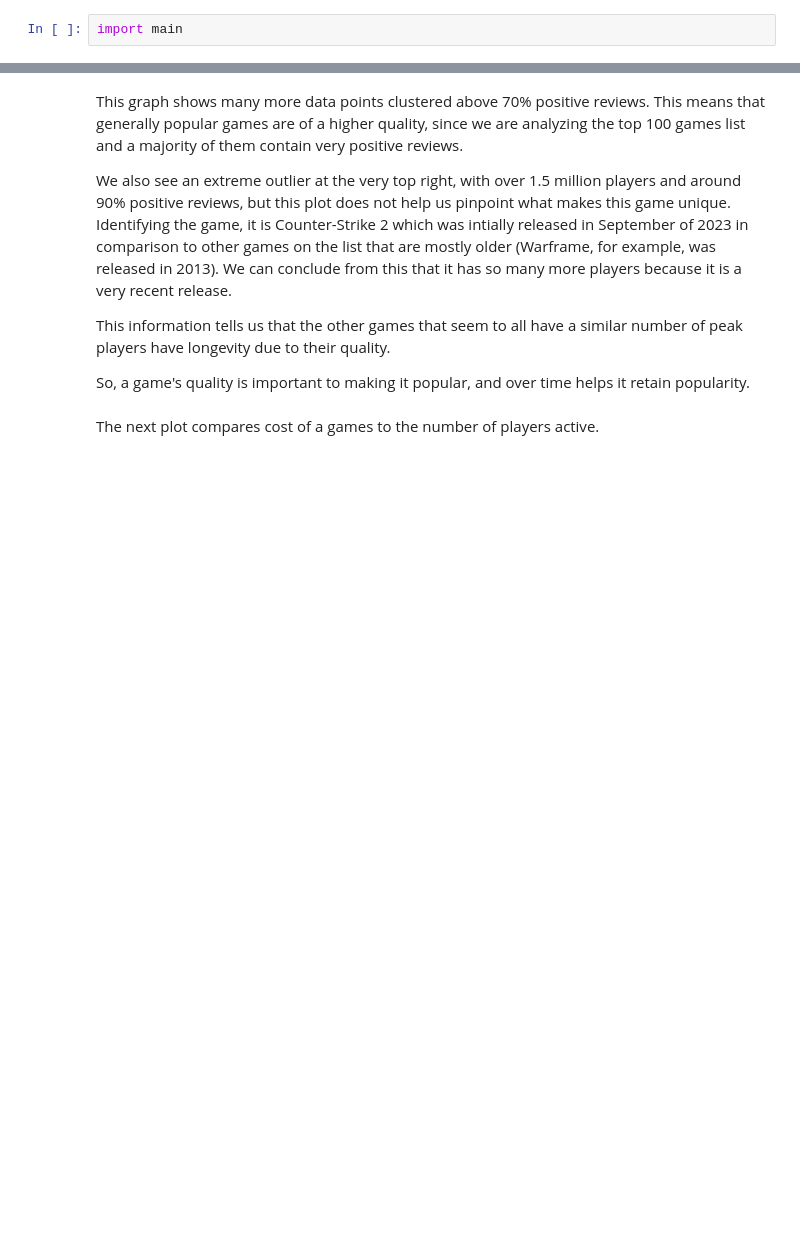
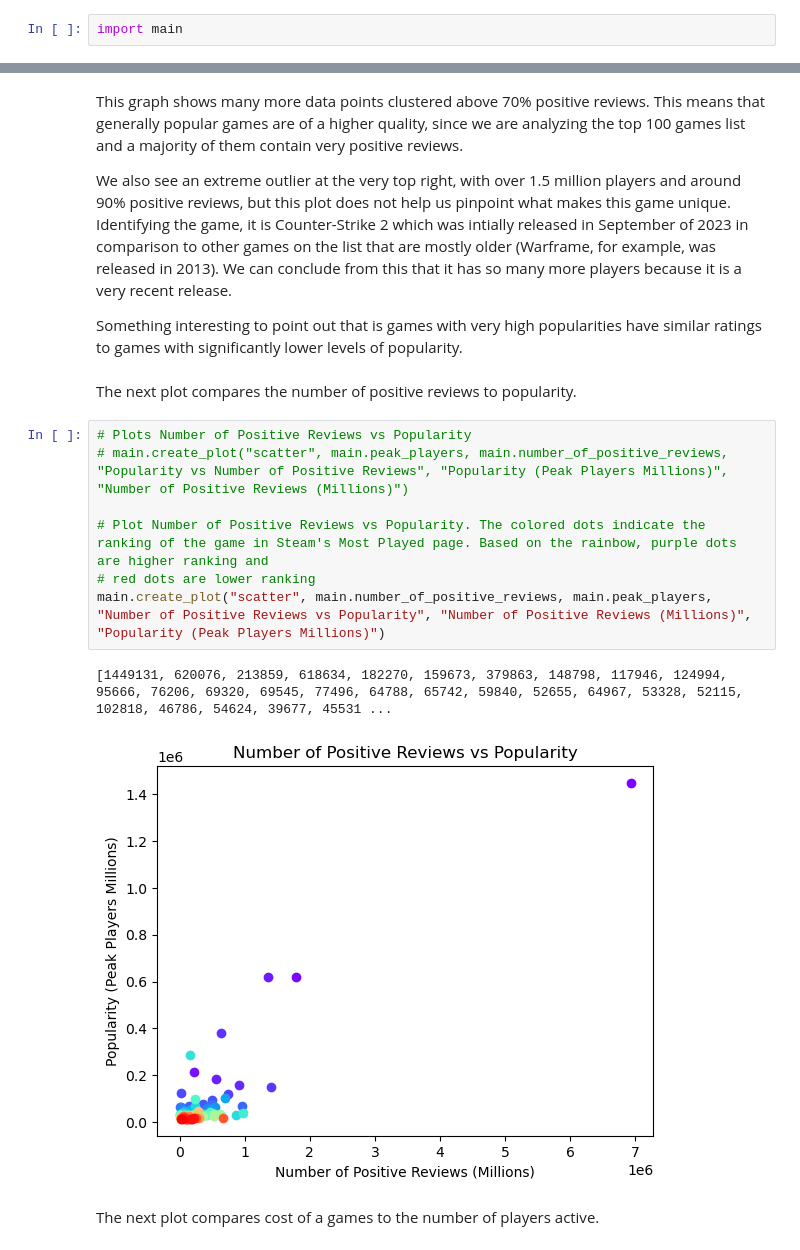
Before and after one commit to olincollege/Steam-Game-Data-Analysis, a Jupyter notebook: Steam_Game_Data_Analysis_Essay.ipynb, the cells around one changed output, grey strips where cells are left out. Saved outputs shown, nothing was run; the diff lists cells and outputs as text; blank space fills up the shorter version.

```diff
--- a/Steam_Game_Data_Analysis_Essay.ipynb
+++ b/Steam_Game_Data_Analysis_Essay.ipynb
@@ -77,9 +105,19 @@ This graph shows many more data points clustered above 70% positive reviews. Thi
 
 We also see an extreme outlier at the very top right, with over 1.5 million players and around 90% positive reviews, but this plot does not help us pinpoint what makes this game unique. Identifying the game, it is Counter-Strike 2 which was intially released in September of 2023 in comparison to other games on the list that are mostly older (Warframe, for example, was released in 2013). We can conclude from this that it has so many more players because it is a very recent release.
 
-This information tells us that the other games that seem to all have a similar number of peak players have longevity due to their quality.
-
-So, a game's quality is important to making it popular, and over time helps it retain popularity.
+Something interesting to point out that is games with very high popularities have similar ratings to games with significantly lower levels of popularity.
+# %% [markdown]
+The next plot compares the number of positive reviews to popularity.
+# %%
+# Plots Number of Positive Reviews vs Popularity
+# main.create_plot("scatter", main.peak_players, main.number_of_positive_reviews, "Popularity vs Number of Positive Reviews", "Popularity (Peak Players Millions)", "Number of Positive Reviews (Millions)")
+
+# Plot Number of Positive Reviews vs Popularity. The colored dots indicate the ranking of the game in Steam's Most Played page. Based on the rainbow, purple dots are higher ranking and
+# red dots are lower ranking
+main.create_plot("scatter", main.number_of_positive_reviews, main.peak_players, "Number of Positive Reviews vs Popularity", "Number of Positive Reviews (Millions)", "Popularity (Peak Players Millions)")
+# %% [output]
+[1449131, 620076, 213859, 618634, 182270, 159673, 379863, 148798, 117946, 124994, 95666, 76206, 69320, 69545, 77496, 64788, 65742, 59840, 52655, 64967, 53328, 52115, 102818, 46786, 54624, 39677, 45531 ...
+[figure, added]
 # %% [markdown]
 The next plot compares cost of a games to the number of players active.
 # %%
```
Also changed, not shown: parts of 6 cells of this notebook.
